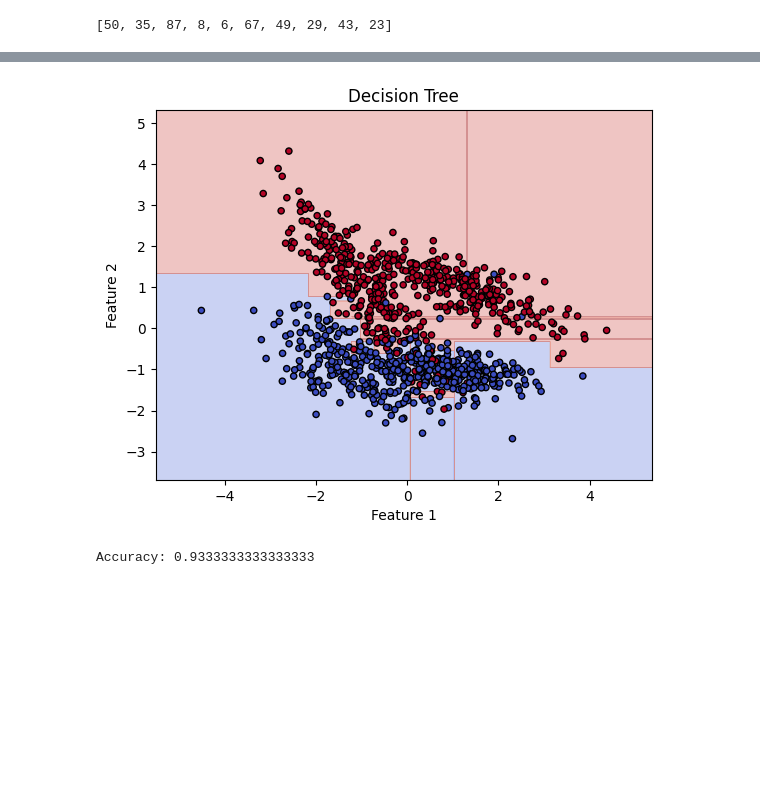
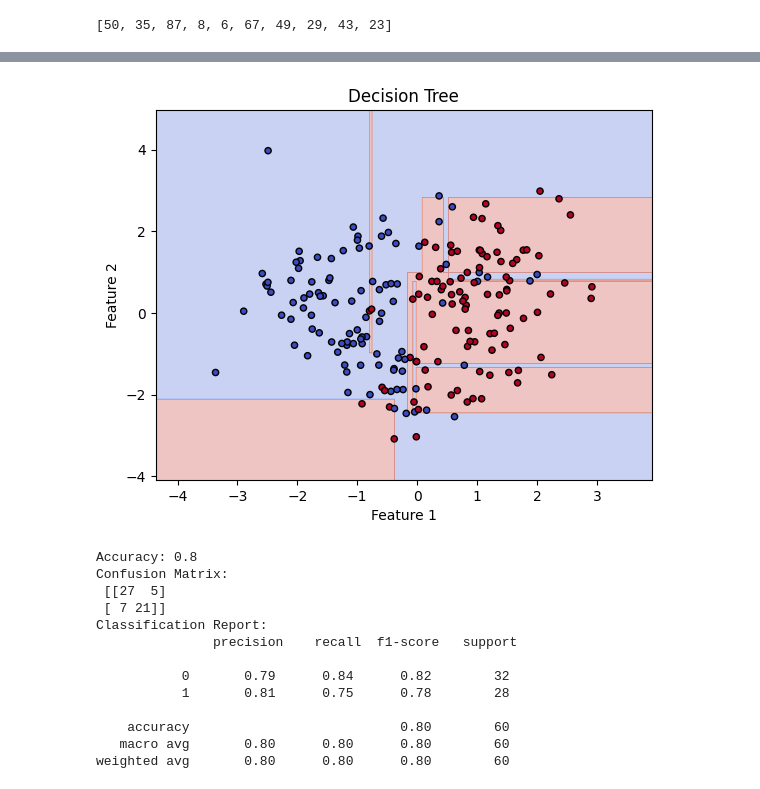
Before and after one commit to arc6828/ai-py, a Jupyter notebook: classification/classificiation.ipynb, the cells around one changed output, grey strips where cells are left out. Saved outputs shown, nothing was run; the diff lists cells and outputs as text; code cells hidden in the pictures; blank space fills up the shorter version.

Commit message:
classification

```diff
--- a/classification/classificiation.ipynb
+++ b/classification/classificiation.ipynb
@@ -12,15 +12,16 @@ import numpy as np
 import matplotlib.pyplot as plt
 from sklearn.datasets import make_classification
 from sklearn.model_selection import train_test_split
+from sklearn.metrics import confusion_matrix, classification_report, accuracy_score
 
 # สร้างข้อมูลจำลองแบบ 2D (2 Features)
 # X = [[50, 35],[87, 8],[6, 67],[ 49, 29],[43, 23]]
 # y = [1,0,1,0,1]
 X, y = make_classification(
-    n_samples=1000, n_features=2, n_classes=2,
-    n_informative=2, n_redundant=0, random_state=7
+    n_samples=200, n_features=2, n_classes=2,
+    n_informative=2, n_redundant=0, random_state=42
 )
-X_train, X_test, y_train, y_test = train_test_split(X, y, test_size=0.3, random_state=7)
+X_train, X_test, y_train, y_test = train_test_split(X, y, test_size=0.3, random_state=42)
 
 # ฟังก์ชันช่วย Plot ข้อมูล
 def plot_decision_boundary(model, X, y, title):
@@ -54,16 +71,33 @@ Accuracy: 0.9533333333333334
 # %%
 from sklearn.tree import DecisionTreeClassifier
 
 # โมเดล Decision Tree
 model = DecisionTreeClassifier(random_state=42)
 model.fit(X_train, y_train)
 
-# ทำนายผลและ Plot
+# ทำนายผล
+y_pred = model.predict(X_test)
+
+# ประเมินผลและ Plot
 plot_decision_boundary(model, X, y, "Decision Tree")
-print("Accuracy:", accuracy_score(y_test, model.predict(X_test)))
+print("Accuracy:", accuracy_score(y_test, y_pred))
+print("Confusion Matrix:\n", confusion_matrix(y_test, y_pred))
+print("Classification Report:\n", classification_report(y_test, y_pred))
 # %% [output]
-[figure, old version]
+[figure, new version]
-Accuracy: 0.9333333333333333
+Accuracy: 0.8
+Confusion Matrix:
+ [[27  5]
+ [ 7 21]]
+Classification Report:
+               precision    recall  f1-score   support
+
+           0       0.79      0.84      0.82        32
+           1       0.81      0.75      0.78        28
+
+    accuracy                           0.80        60
+   macro avg       0.80      0.80      0.80        60
+weighted avg       0.80      0.80      0.80        60
 # %%
 from sklearn.ensemble import RandomForestClassifier
 
```
Also changed, not shown: parts of 6 cells of this notebook, 1 other file.
